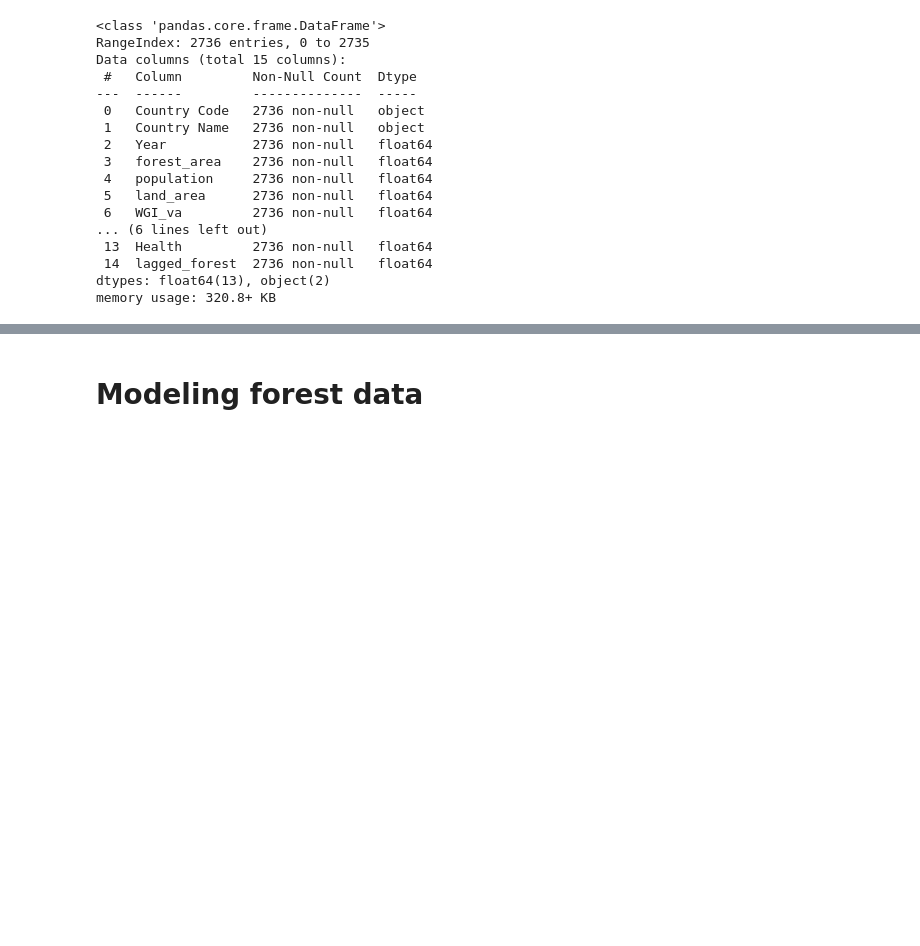
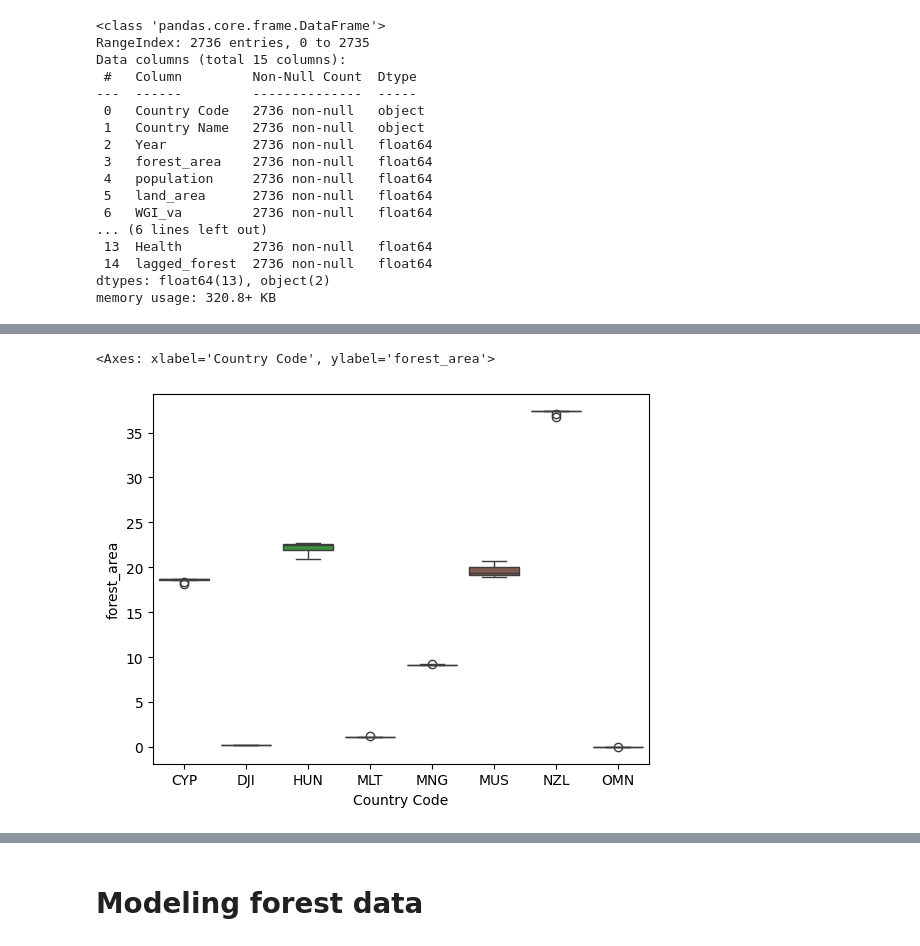
Before and after one commit to marcbarc19/DataScienceExam, a Jupyter notebook: forest-modelling.ipynb, the cells around one changed output, grey strips where cells are left out. Drawn from its saved outputs; the diff is of its cells as text; code cells hidden in the pictures; blank space fills up the shorter version.

```diff
--- a/forest-modelling.ipynb
+++ b/forest-modelling.ipynb
@@ -543,0 +682,7 @@ memory usage: 320.8+ KB
+# %%
+big_outliers = ['CYP', 'DJI','HUN', 'MLT', 'MNG', 'MUS', 'NZL', 'OMN' ]
+data = forest[forest['Country Code'].isin(big_outliers)]
+sns.boxplot(x='Country Code', y='forest_area', data= data, hue = 'Country Code', legend=False)
+# %% [output]
+<Axes: xlabel='Country Code', ylabel='forest_area'>
+[figure, added]
```
Also changed, not shown: parts of 27 cells of this notebook, 1 other file.
